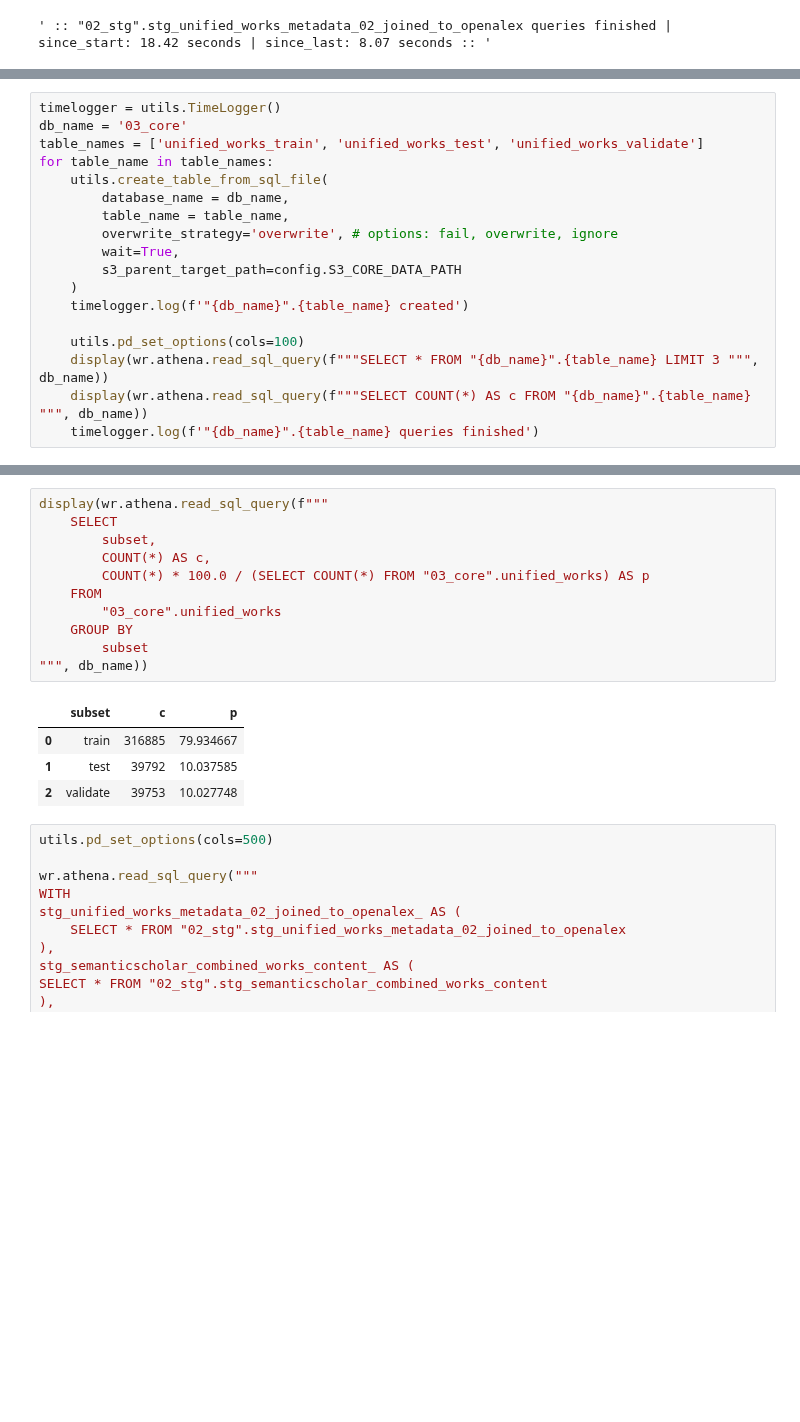
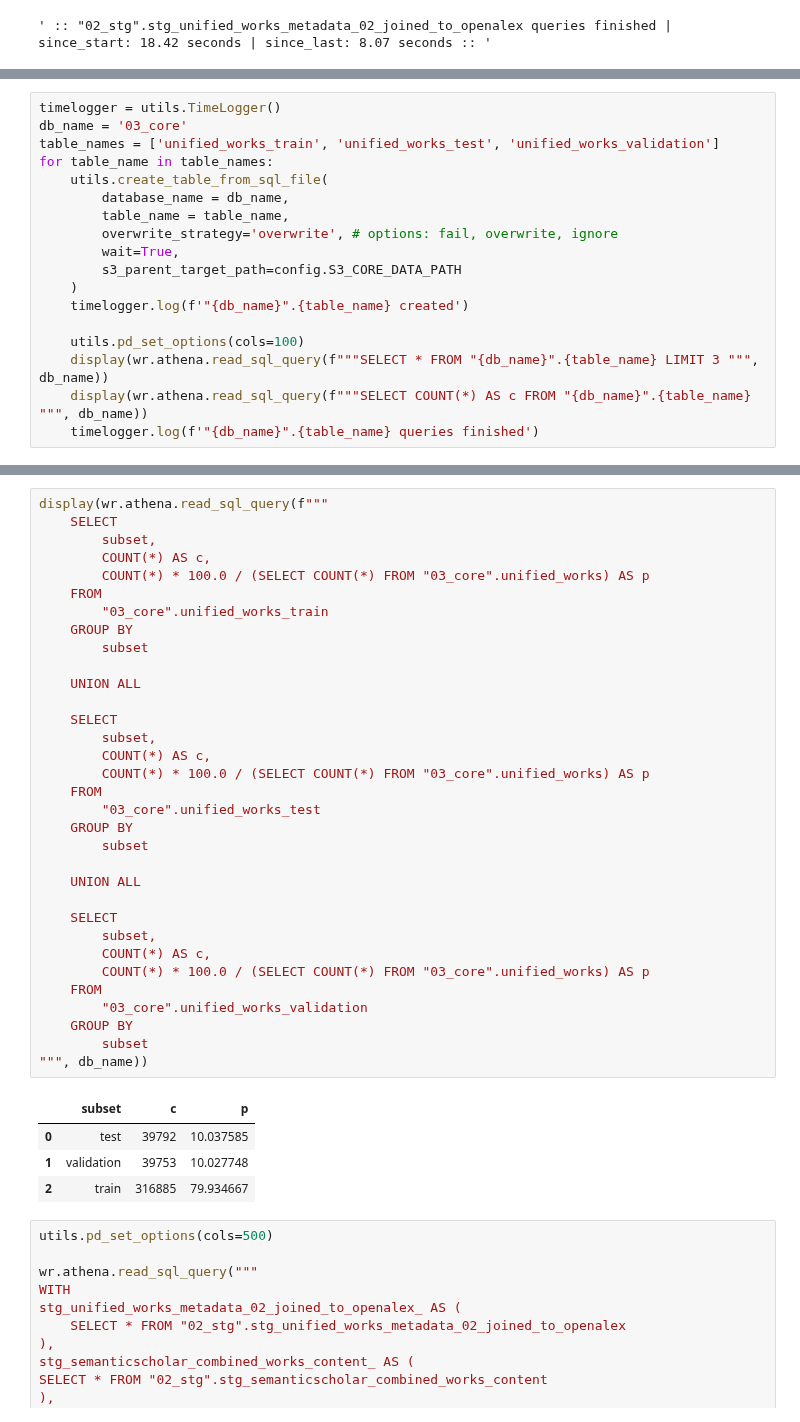
Before and after one commit to ka-steve/sagemaker_research_classification, a Jupyter notebook: src/04_transformation/04_01_transformation_control.ipynb, the cells around one changed output, grey strips where cells are left out. Cells and saved outputs as stored; diff of their text form; blank space fills up the shorter version.

```diff
--- a/src/04_transformation/04_01_transformation_control.ipynb
+++ b/src/04_transformation/04_01_transformation_control.ipynb
@@ -368,7 +374,7 @@ s3_parent_target_path:  s3://sagemaker-research-methodology-extraction/01_data/0
 # %%
 timelogger = utils.TimeLogger()
 db_name = '03_core'
-table_names = ['unified_works_train', 'unified_works_test', 'unified_works_validate']
+table_names = ['unified_works_train', 'unified_works_test', 'unified_works_validation']
 for table_name in table_names:
     utils.create_table_from_sql_file(
         database_name = db_name,
@@ -418,19 +428,41 @@ s3_parent_target_path:  s3://sagemaker-research-methodology-extraction/01_data/0
 # %%
 display(wr.athena.read_sql_query(f"""
     SELECT
         subset,
         COUNT(*) AS c,
         COUNT(*) * 100.0 / (SELECT COUNT(*) FROM "03_core".unified_works) AS p
     FROM
-        "03_core".unified_works
+        "03_core".unified_works_train
+    GROUP BY
+        subset
+
+    UNION ALL
+
+    SELECT
+        subset,
+        COUNT(*) AS c,
+        COUNT(*) * 100.0 / (SELECT COUNT(*) FROM "03_core".unified_works) AS p
+    FROM
+        "03_core".unified_works_test
+    GROUP BY
+        subset
+
+    UNION ALL
+
+    SELECT
+        subset,
+        COUNT(*) AS c,
+        COUNT(*) * 100.0 / (SELECT COUNT(*) FROM "03_core".unified_works) AS p
+    FROM
+        "03_core".unified_works_validation
     GROUP BY
         subset
 """, db_name))
 # %% [output]
 |  | subset | c | p |
-| 0 | train | 316885 | 79.934667 |
-| 1 | test | 39792 | 10.037585 |
-| 2 | validate | 39753 | 10.027748 |
+| 0 | test | 39792 | 10.037585 |
+| 1 | validation | 39753 | 10.027748 |
+| 2 | train | 316885 | 79.934667 |
 # %%
 utils.pd_set_options(cols=500)
 
```
Also changed, not shown: parts of 4 cells of this notebook, 3 other files.
